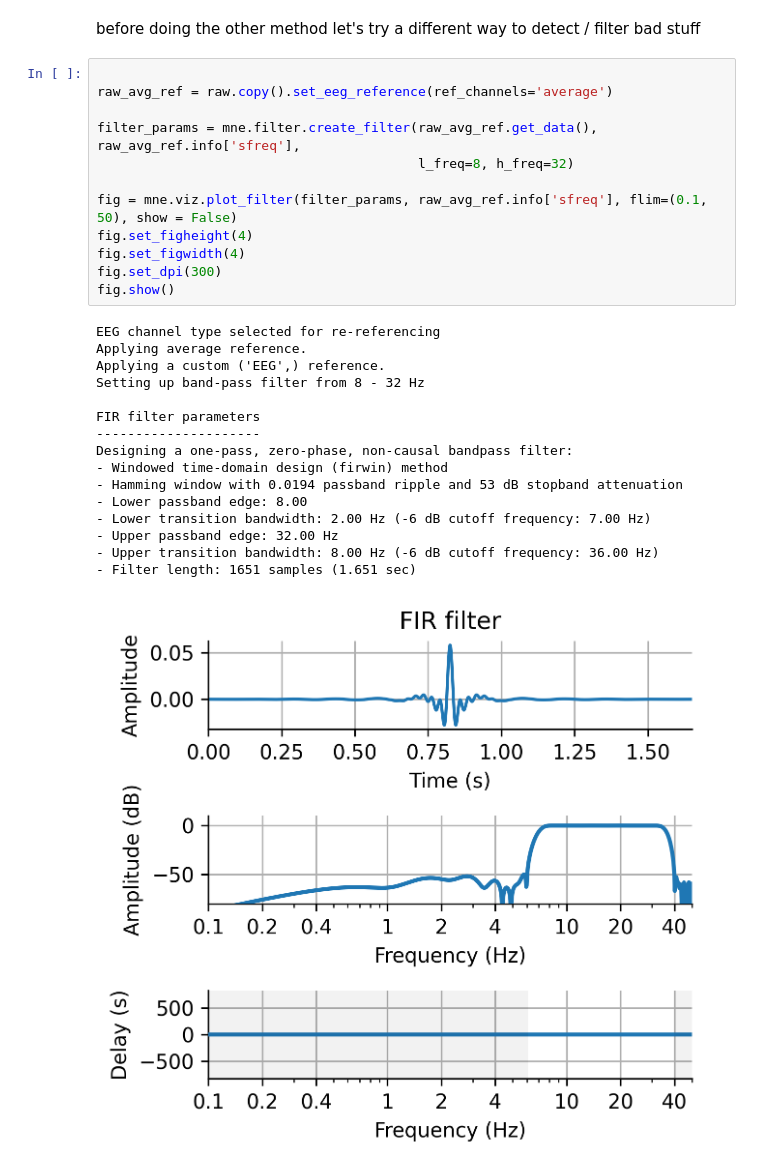
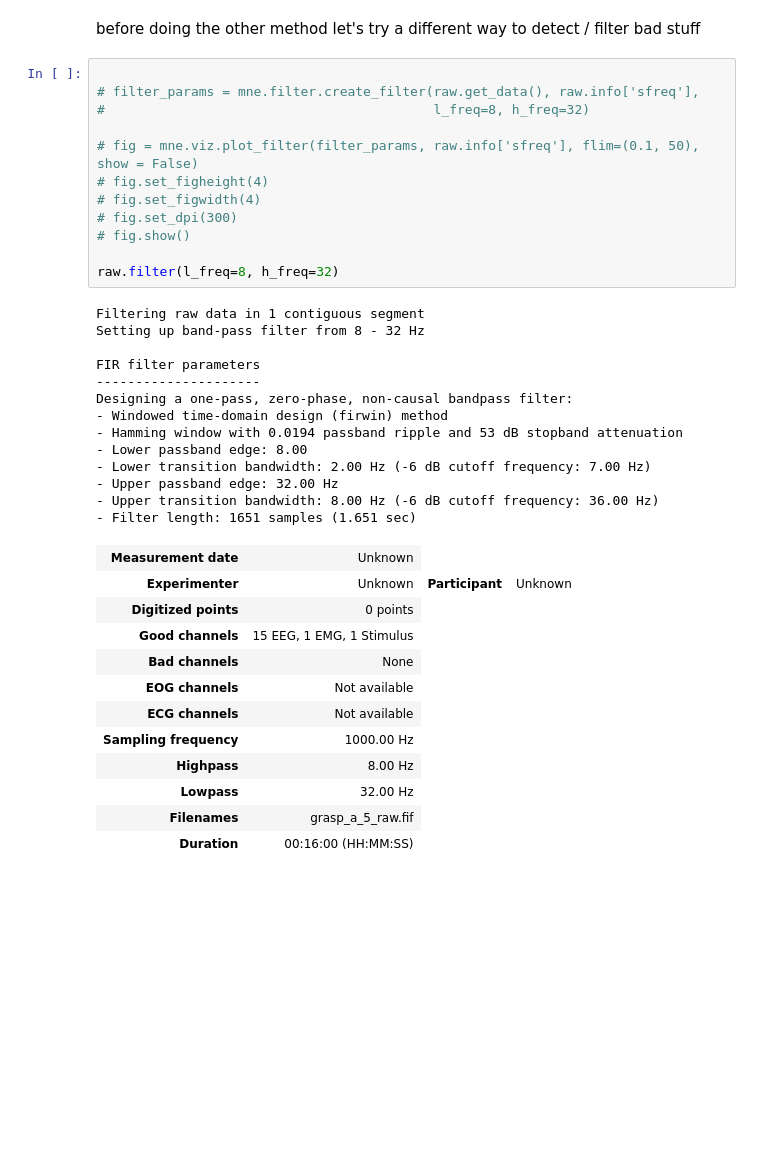
Before and after one commit to zeyus/CogNeuroExam, a Jupyter notebook: src/single_file_analysis_SD_clean4.ipynb, the cells around one changed output. Cells and saved outputs as stored; diff of their text form; blank space fills up the shorter version.

```diff
--- a/src/single_file_analysis_SD_clean4.ipynb
+++ b/src/single_file_analysis_SD_clean4.ipynb
@@ -64,30 +64,39 @@ print(mne.get_config(key=''))
 before doing the other method let's try a different way to detect / filter bad stuff
 # %%
 
-raw_avg_ref = raw.copy().set_eeg_reference(ref_channels='average')
+# filter_params = mne.filter.create_filter(raw.get_data(), raw.info['sfreq'],
+#                                          l_freq=8, h_freq=32)
 
-filter_params = mne.filter.create_filter(raw_avg_ref.get_data(), raw_avg_ref.info['sfreq'],
-                                         l_freq=8, h_freq=32)
+# fig = mne.viz.plot_filter(filter_params, raw.info['sfreq'], flim=(0.1, 50), show = False)
+# fig.set_figheight(4)
+# fig.set_figwidth(4)
+# fig.set_dpi(300)
+# fig.show()
 
-fig = mne.viz.plot_filter(filter_params, raw_avg_ref.info['sfreq'], flim=(0.1, 50), show = False)
-fig.set_figheight(4)
-fig.set_figwidth(4)
-fig.set_dpi(300)
-fig.show()
+raw.filter(l_freq=8, h_freq=32)
 # %% [output]
-EEG channel type selected for re-referencing
-Applying average reference.
-Applying a custom ('EEG',) reference.
+Filtering raw data in 1 contiguous segment
 Setting up band-pass filter from 8 - 32 Hz
 
 FIR filter parameters
 ---------------------
 Designing a one-pass, zero-phase, non-causal bandpass filter:
 - Windowed time-domain design (firwin) method
 - Hamming window with 0.0194 passband ripple and 53 dB stopband attenuation
 - Lower passband edge: 8.00
 - Lower transition bandwidth: 2.00 Hz (-6 dB cutoff frequency: 7.00 Hz)
 - Upper passband edge: 32.00 Hz
 - Upper transition bandwidth: 8.00 Hz (-6 dB cutoff frequency: 36.00 Hz)
 - Filter length: 1651 samples (1.651 sec)
-[figure, removed]
+| Measurement date | Unknown |
+| Experimenter | Unknown | Participant | Unknown |
+| Digitized points | 0 points |
+| Good channels | 15 EEG, 1 EMG, 1 Stimulus |
+| Bad channels | None |
+| EOG channels | Not available |
+| ECG channels | Not available |
+| Sampling frequency | 1000.00 Hz |
+| Highpass | 8.00 Hz |
+| Lowpass | 32.00 Hz |
+| Filenames | grasp_a_5_raw.fif |
+| Duration | 00:16:00 (HH:MM:SS) |
```
Also changed, not shown: parts of 11 cells of this notebook.
